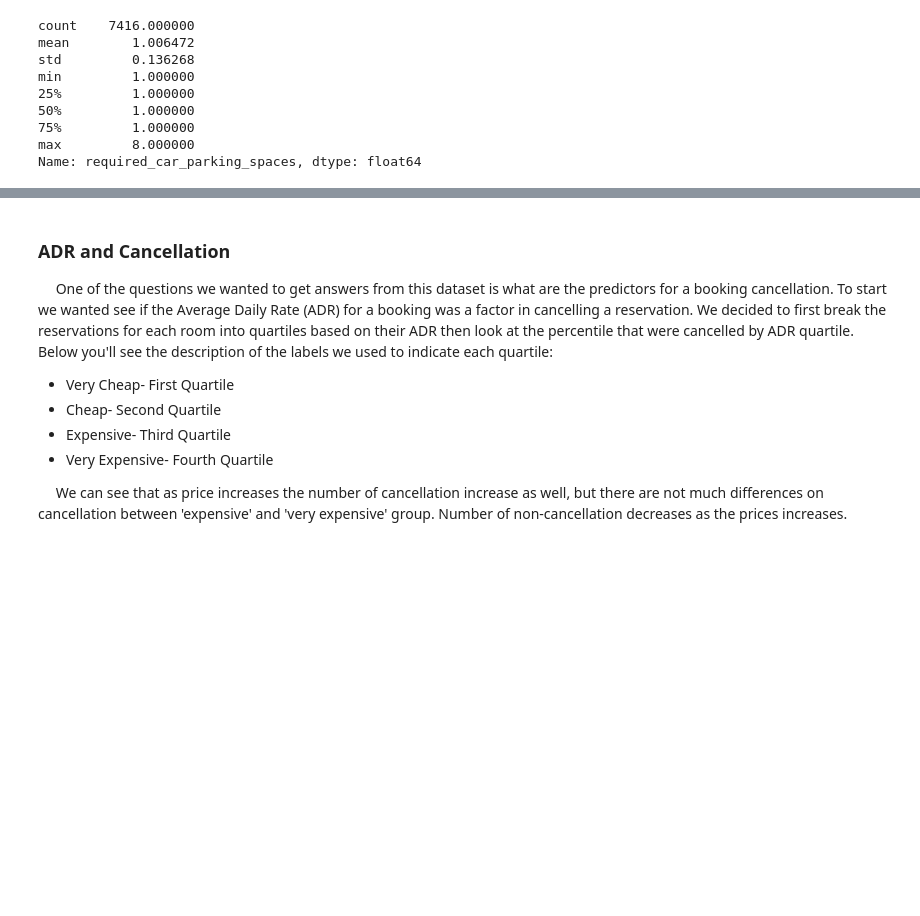
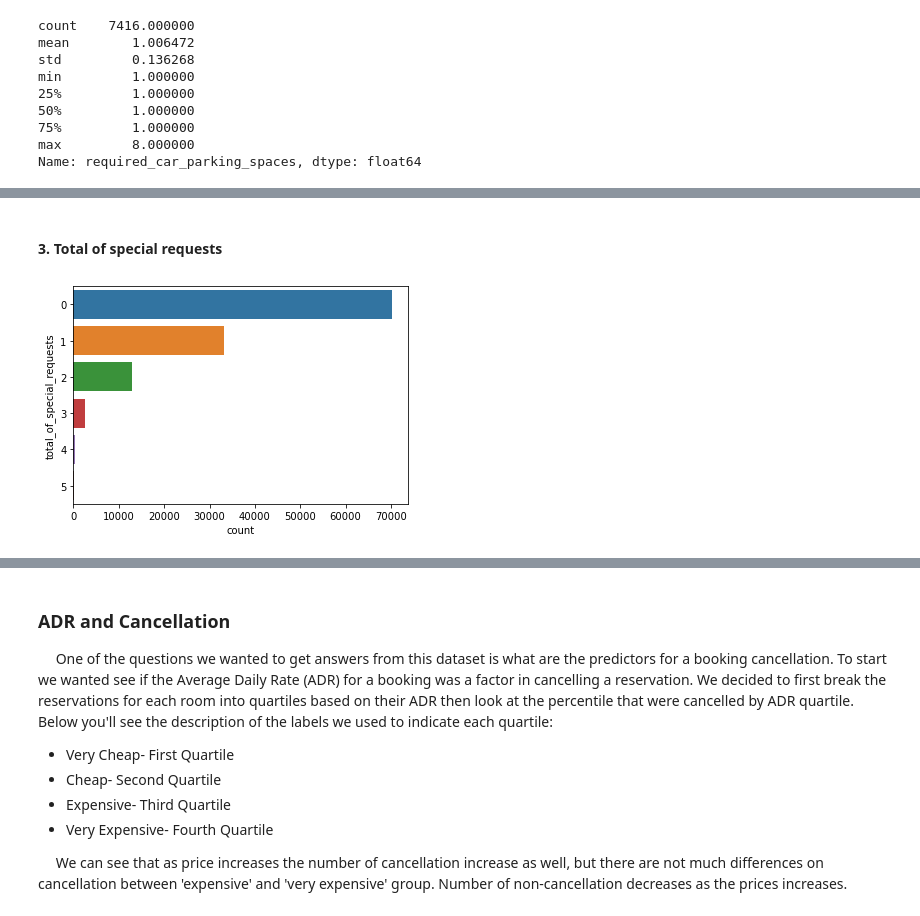
Before and after one commit to olmosjorge28/DS7331_ML1_ASSINGMENTS, a Jupyter notebook: lab1/Lab_1_notebook.ipynb, the cells around one changed output, grey strips where cells are left out. Cells and saved outputs as stored; diff of their text form; code cells hidden in the pictures; blank space fills up the shorter version.

```diff
--- a/lab1/Lab_1_notebook.ipynb
+++ b/lab1/Lab_1_notebook.ipynb
@@ -678,0 +722,7 @@ Name: required_car_parking_spaces, dtype: float64
+# %% [markdown]
+#### 3. Total of special requests
+# %%
+sns.countplot(y="total_of_special_requests", data=hotel_bookings_transform)
+plt.show()
+# %% [output]
+[figure, added]
```
Also changed, not shown: parts of 19 cells of this notebook.
